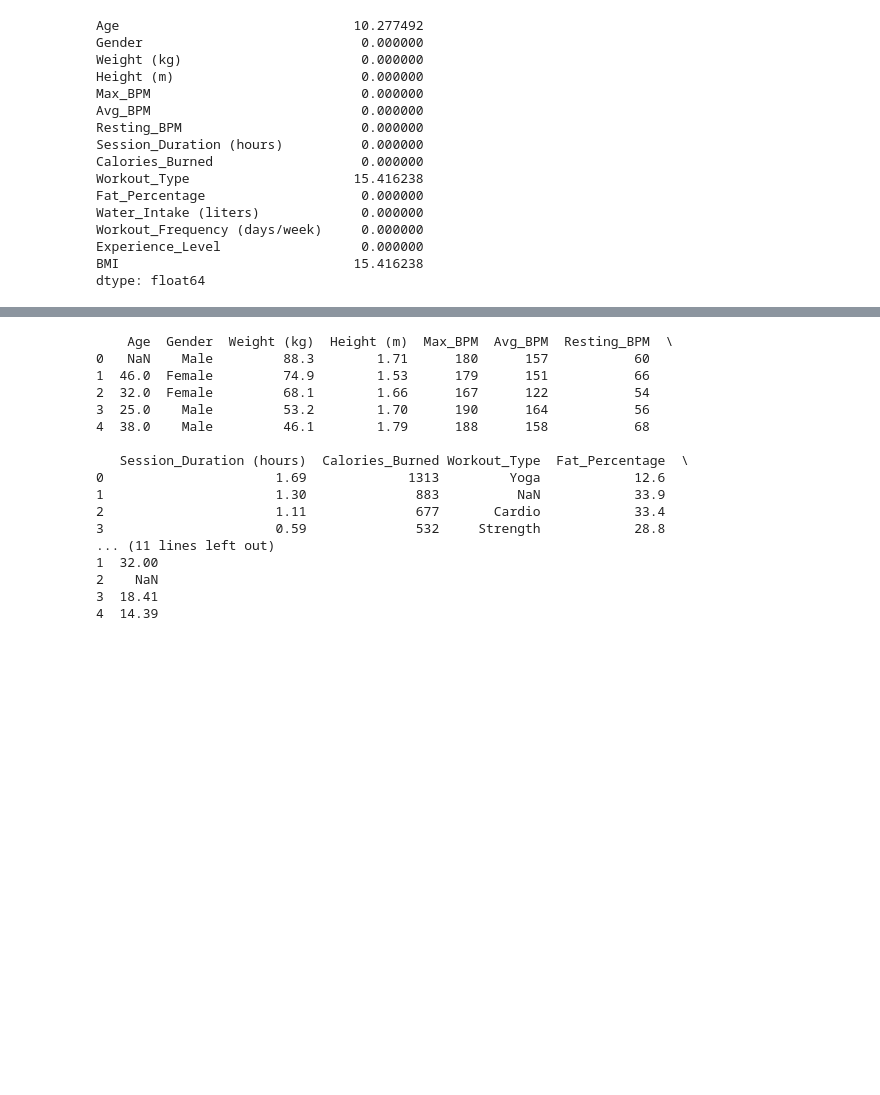
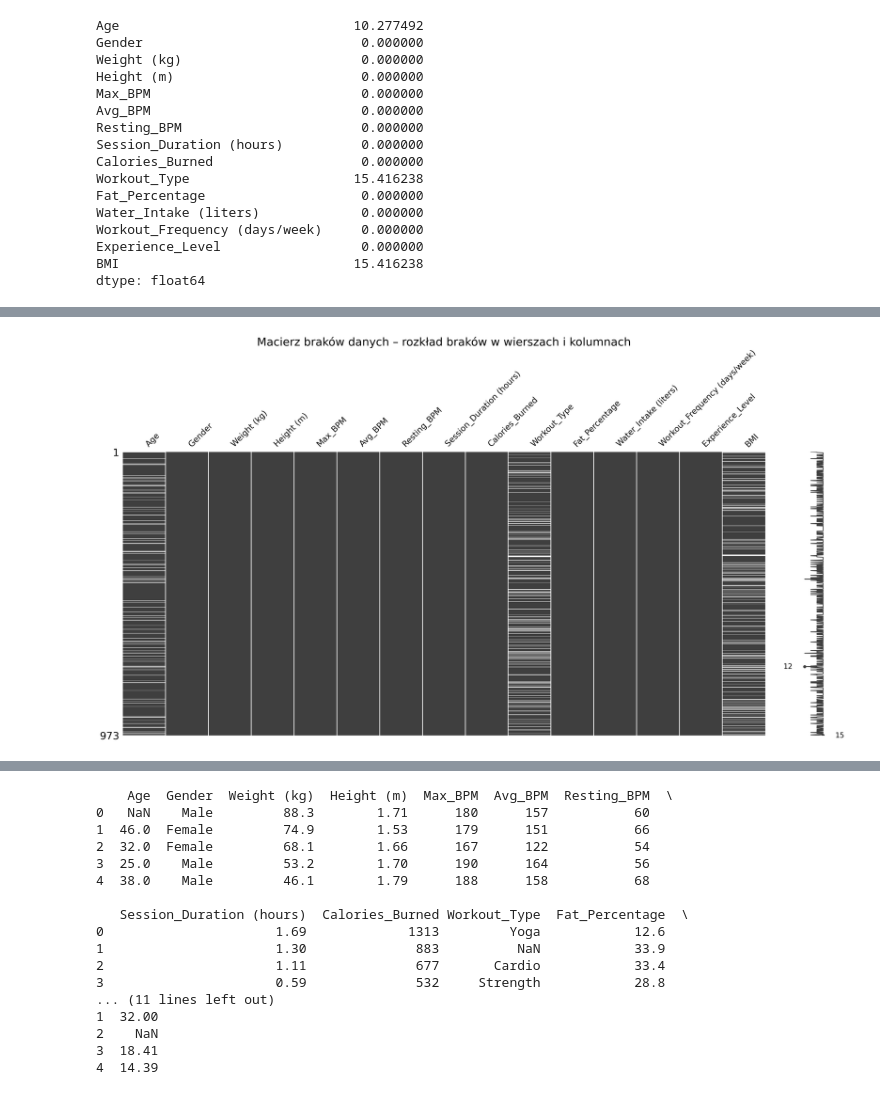
Before and after one commit to annwroblewska/projekt_SAD, a Jupyter notebook: projekt_SAD_ARP.ipynb, the cells around one changed output, grey strips where cells are left out. Saved outputs shown, nothing was run; the diff lists cells and outputs as text; code cells hidden in the pictures; blank space fills up the shorter version.

```diff
--- a/projekt_SAD_ARP.ipynb
+++ b/projekt_SAD_ARP.ipynb
@@ -128,0 +135,6 @@ dtype: float64
+# %%
+# Rozkład braków na poziomie wierszy
+msno.matrix(df)
+plt.title('Macierz braków danych – rozkład braków w wierszach i kolumnach', size=22);
+# %% [output]
+[figure, added]
```
Also changed, not shown: parts of 6 cells of this notebook.
